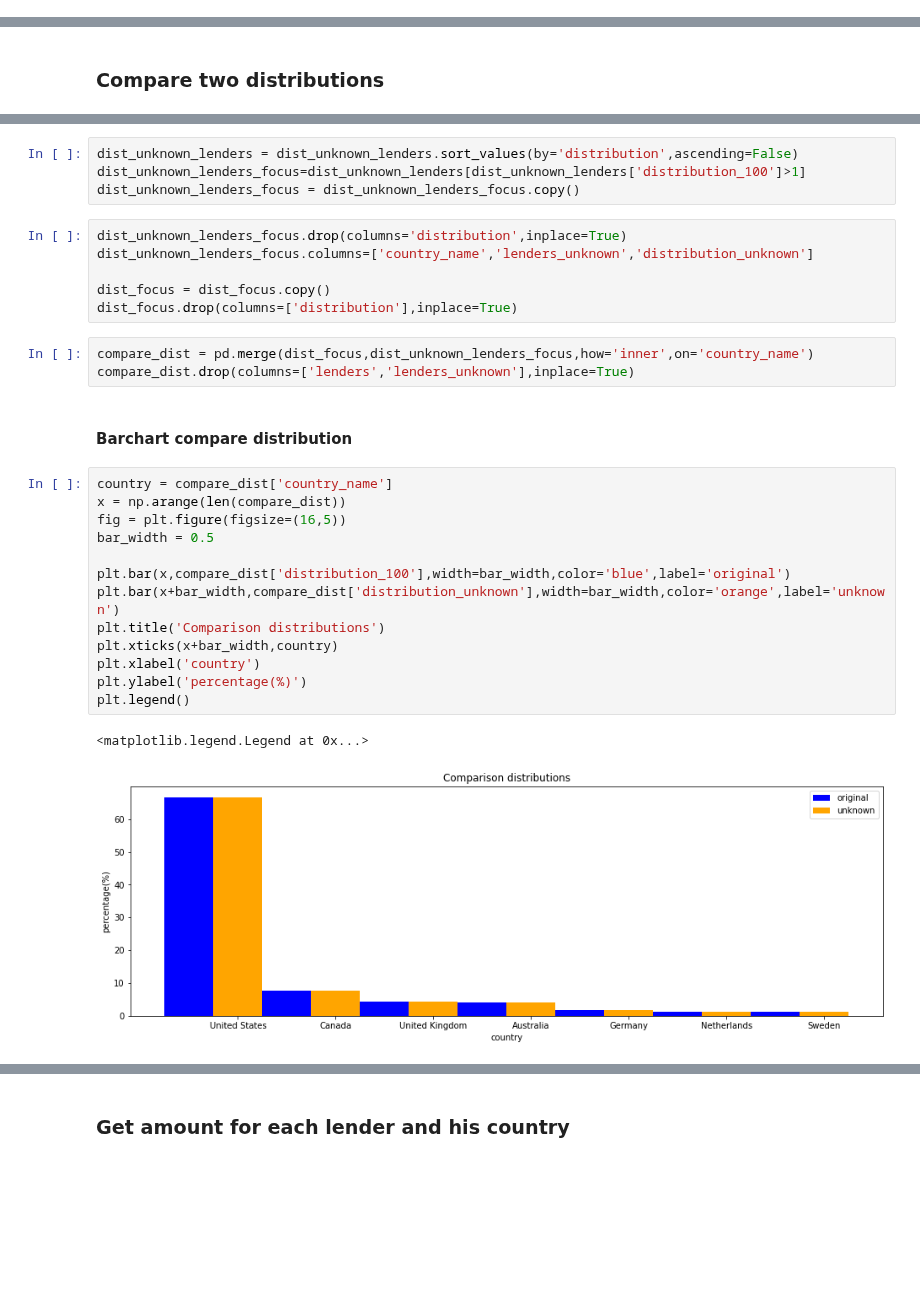
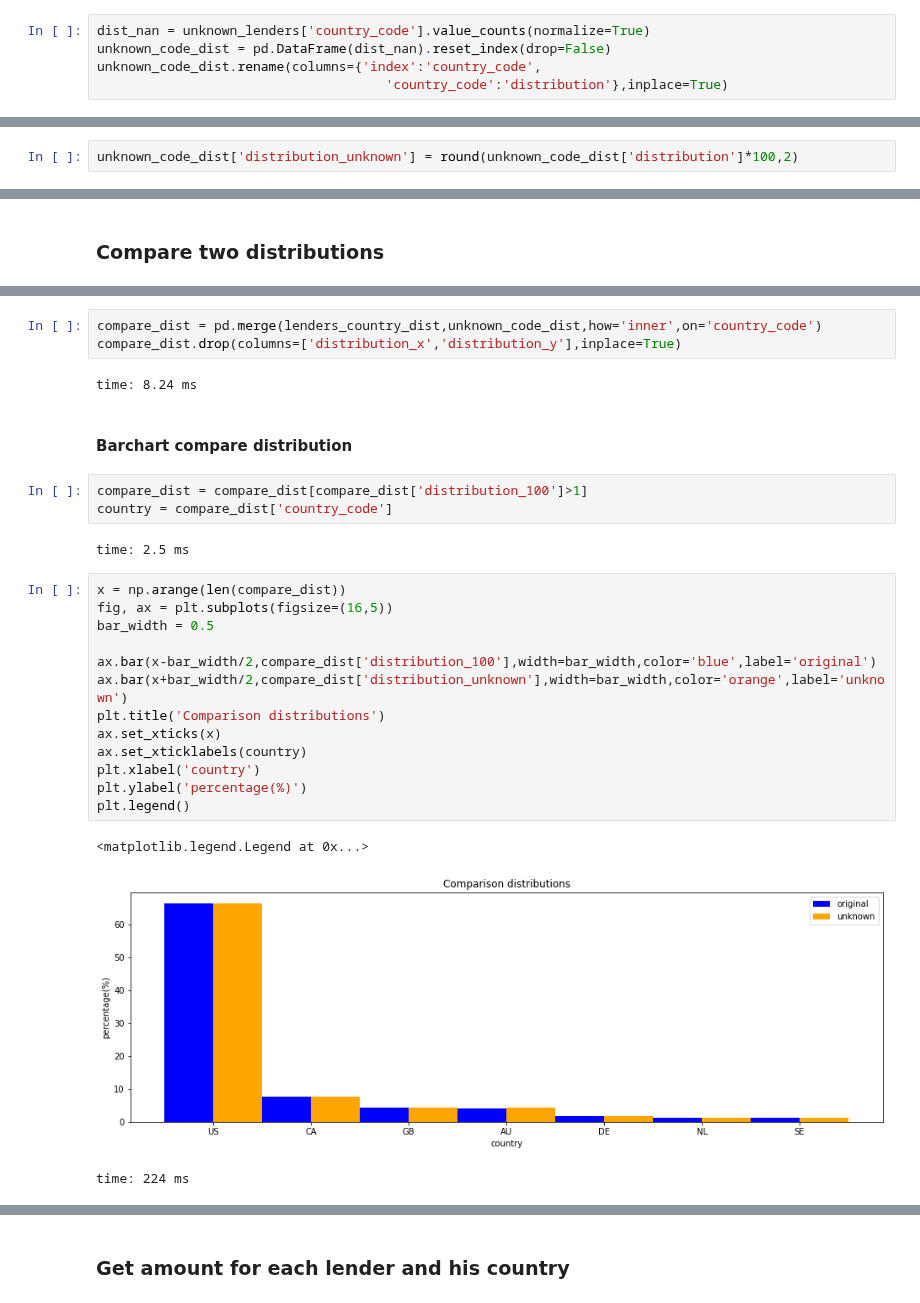
Before and after one commit to gaveter/Project_cs, a Jupyter notebook: Project.ipynb, the cells around one changed output, grey strips where cells are left out. Cells and saved outputs as stored; diff of their text form; blank space fills up the shorter version.

Commit message:
fixed task 4 9 (group by 'country_code' not 'country_name')

```diff
--- a/Project.ipynb
+++ b/Project.ipynb
@@ -767,0 +832,5 @@ total = len(unknown_lenders)
+# %%
+dist_nan = unknown_lenders['country_code'].value_counts(normalize=True)
+unknown_code_dist = pd.DataFrame(dist_nan).reset_index(drop=False)
+unknown_code_dist.rename(columns={'index':'country_code',
+                                     'country_code':'distribution'},inplace=True)
@@ -767,0 +839,2 @@ total = len(unknown_lenders)
+# %%
+unknown_code_dist['distribution_unknown'] = round(unknown_code_dist['distribution']*100,2)
@@ -773,33 +845,31 @@ dist_unknown_lenders['distribution_100'] = round(dist_unknown_lenders['distribut
-# %%
-dist_unknown_lenders = dist_unknown_lenders.sort_values(by='distribution',ascending=False)
-dist_unknown_lenders_focus=dist_unknown_lenders[dist_unknown_lenders['distribution_100']>1]
-dist_unknown_lenders_focus = dist_unknown_lenders_focus.copy()
-# %%
-dist_unknown_lenders_focus.drop(columns='distribution',inplace=True)
-dist_unknown_lenders_focus.columns=['country_name','lenders_unknown','distribution_unknown']
-
-dist_focus = dist_focus.copy()
-dist_focus.drop(columns=['distribution'],inplace=True)
 # %%
-compare_dist = pd.merge(dist_focus,dist_unknown_lenders_focus,how='inner',on='country_name')
-compare_dist.drop(columns=['lenders','lenders_unknown'],inplace=True)
+compare_dist = pd.merge(lenders_country_dist,unknown_code_dist,how='inner',on='country_code')
+compare_dist.drop(columns=['distribution_x','distribution_y'],inplace=True)
+# %% [output]
+time: 8.24 ms
 # %% [markdown]
 #### Barchart compare distribution
+# %%
+compare_dist = compare_dist[compare_dist['distribution_100']>1]
+country = compare_dist['country_code']
+# %% [output]
+time: 2.5 ms
 # %%
-country = compare_dist['country_name']
 x = np.arange(len(compare_dist))
-fig = plt.figure(figsize=(16,5))
+fig, ax = plt.subplots(figsize=(16,5))
 bar_width = 0.5
 
-plt.bar(x,compare_dist['distribution_100'],width=bar_width,color='blue',label='original')
-plt.bar(x+bar_width,compare_dist['distribution_unknown'],width=bar_width,color='orange',label='unknown')
+ax.bar(x-bar_width/2,compare_dist['distribution_100'],width=bar_width,color='blue',label='original')
+ax.bar(x+bar_width/2,compare_dist['distribution_unknown'],width=bar_width,color='orange',label='unknown')
 plt.title('Comparison distributions')
-plt.xticks(x+bar_width,country)
+ax.set_xticks(x)
+ax.set_xticklabels(country)
 plt.xlabel('country')
 plt.ylabel('percentage(%)')
 plt.legend()
 # %% [output]
 <matplotlib.legend.Legend at 0x...>
-[figure, old version]
+[figure, new version]
+time: 224 ms
 # %%
 lenders_country = pd.concat([lenders_country,unknown_lenders],axis=0) #per ogni lender è adesso associato una nazione
```
Also changed, not shown: parts of 117 cells of this notebook.
